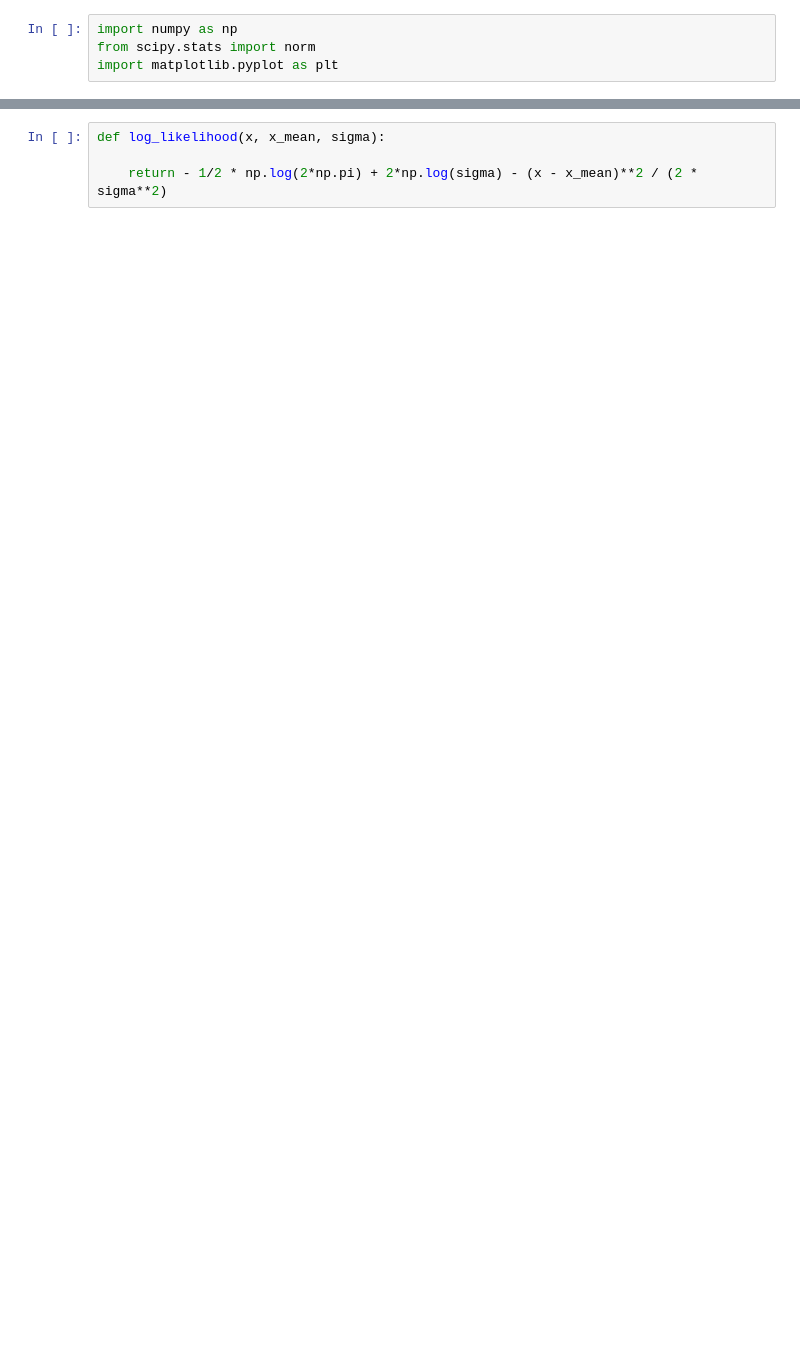
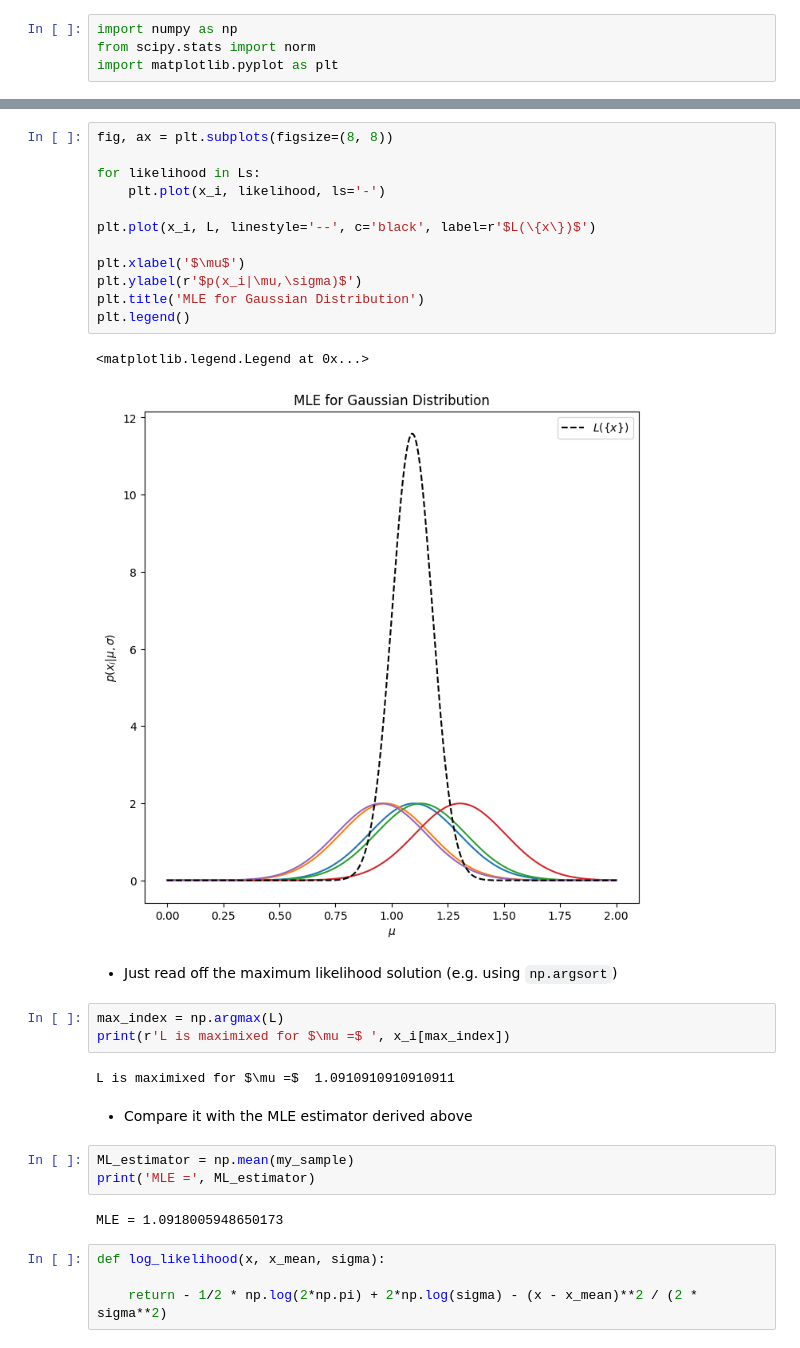
Before and after one commit to SimoneArienti/astrostatistics_bicocca_2024, a Jupyter notebook: working/Ex 06 Position of a Quasar.ipynb, the cells around one changed output, grey strips where cells are left out. Saved outputs shown, nothing was run; the diff lists cells and outputs as text; blank space fills up the shorter version.

```diff
--- a/working/Ex 06 Position of a Quasar.ipynb
+++ b/working/Ex 06 Position of a Quasar.ipynb
@@ -42,3 +57,32 @@ array([0.91599453, 1.03866124, 1.07307367, 1.31011648, 0.79813672,
+# %%
+fig, ax = plt.subplots(figsize=(8, 8))
+
+for likelihood in Ls:
+    plt.plot(x_i, likelihood, ls='-')
+
+plt.plot(x_i, L, linestyle='--', c='black', label=r'$L(\{x\})$')
+
+plt.xlabel('$\mu$')
+plt.ylabel(r'$p(x_i|\mu,\sigma)$')
+plt.title('MLE for Gaussian Distribution')
+plt.legend()
+# %% [output]
+<matplotlib.legend.Legend at 0x...>
+[figure, added]
+# %% [markdown]
+- Just read off the maximum likelihood solution (e.g. using `np.argsort`)
+# %%
+max_index = np.argmax(L)
+print(r'L is maximixed for $\mu =$ ', x_i[max_index])
+# %% [output]
+L is maximixed for $\mu =$  1.0910910910910911
+# %% [markdown]
+- Compare it with the MLE estimator derived above
+# %%
+ML_estimator = np.mean(my_sample)
+print('MLE =', ML_estimator)
+# %% [output]
+MLE = 1.0918005948650173
 # %%
 def log_likelihood(x, x_mean, sigma):
 
```
Also changed, not shown: parts of 13 cells of this notebook.
